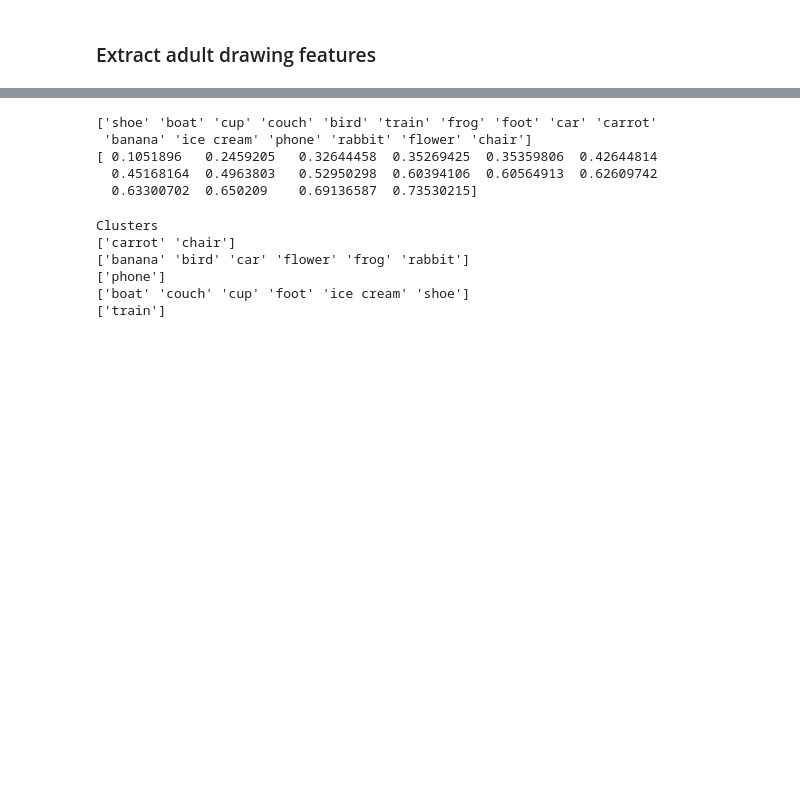
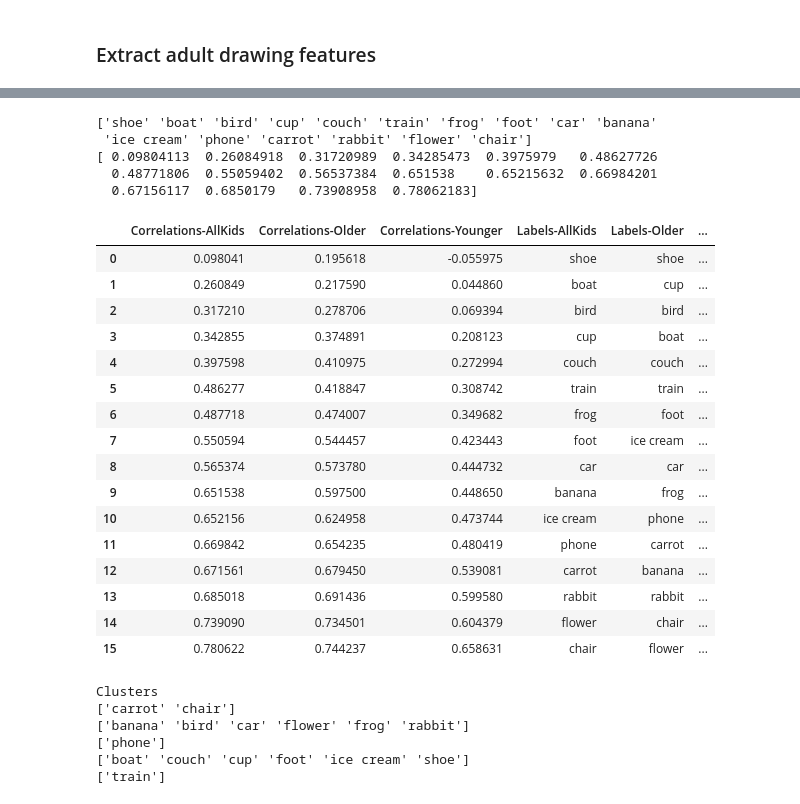
Before and after one commit to brialorelle/kiddraw, a Jupyter notebook: analysis/museumdraw/python/analyze_features_museumdraw_e1.ipynb, the cells around one changed output, grey strips where cells are left out. Cells and saved outputs as stored; diff of their text form; code cells hidden in the pictures; blank space fills up the shorter version.

Commit message:
some reorganization of analyses, classification by older/younger kids, rdms have 1-r

```diff
--- a/analysis/museumdraw/python/analyze_features_museumdraw_e1.ipynb
+++ b/analysis/museumdraw/python/analyze_features_museumdraw_e1.ipynb
@@ -260,9 +359,10 @@ def corr_cohort_classes(cohort1,cohort2,uniqueLabels):
             cohort2Vec = cohort2[uniqueLabels == v,:]
             cohort1Vec=np.reshape(cohort1Vec,np.shape(cohort1Vec)[1],np.shape(cohort1Vec)[0]) # resahpe for corr
             cohort2Vec=np.reshape(cohort2Vec,np.shape(cohort2Vec)[1],np.shape(cohort2Vec)[0])# resahpe for corr
-            classCor[vi]=stats.spearmanr(cohort1Vec,cohort2Vec)[0]
+            classCor[vi]=stats.pearsonr(cohort1Vec,cohort2Vec)[0]
         return classCor
 
+uniqueLabels=np.unique(KM.label.values)
 means_adult = get_class_means(AF, AM.label.values)
 means_kid = get_class_means(KF, KM.label.values)
 classCor=corr_cohort_classes(means_adult,means_kid,np.unique(KM.label.values))
@@ -270,8 +370,8 @@ sortInd=np.argsort(classCor)
 print uniqueLabels[sortInd]
 print classCor[sortInd]
 # %% [output]
-['shoe' 'boat' 'cup' 'couch' 'bird' 'train' 'frog' 'foot' 'car' 'carrot'
- 'banana' 'ice cream' 'phone' 'rabbit' 'flower' 'chair']
-[ 0.1051896   0.2459205   0.32644458  0.35269425  0.35359806  0.42644814
-  0.45168164  0.4963803   0.52950298  0.60394106  0.60564913  0.62609742
-  0.63300702  0.650209    0.69136587  0.73530215]
+['shoe' 'boat' 'bird' 'cup' 'couch' 'train' 'frog' 'foot' 'car' 'banana'
+ 'ice cream' 'phone' 'carrot' 'rabbit' 'flower' 'chair']
+[ 0.09804113  0.26084918  0.31720989  0.34285473  0.3975979   0.48627726
+  0.48771806  0.55059402  0.56537384  0.651538    0.65215632  0.66984201
+  0.67156117  0.6850179   0.73908958  0.78062183]
@@ -333,0 +397,20 @@ AM = AM.reset_index(drop=True)
+# %%
+df
+# %% [output]
+|  | Correlations-AllKids | Correlations-Older | Correlations-Younger | Labels-AllKids | Labels-Older | ... |
+| 0 | 0.098041 | 0.195618 | -0.055975 | shoe | shoe | ... |
+| 1 | 0.260849 | 0.217590 | 0.044860 | boat | cup | ... |
+| 2 | 0.317210 | 0.278706 | 0.069394 | bird | bird | ... |
+| 3 | 0.342855 | 0.374891 | 0.208123 | cup | boat | ... |
+| 4 | 0.397598 | 0.410975 | 0.272994 | couch | couch | ... |
+| 5 | 0.486277 | 0.418847 | 0.308742 | train | train | ... |
+| 6 | 0.487718 | 0.474007 | 0.349682 | frog | foot | ... |
+| 7 | 0.550594 | 0.544457 | 0.423443 | foot | ice cream | ... |
+| 8 | 0.565374 | 0.573780 | 0.444732 | car | car | ... |
+| 9 | 0.651538 | 0.597500 | 0.448650 | banana | frog | ... |
+| 10 | 0.652156 | 0.624958 | 0.473744 | ice cream | phone | ... |
+| 11 | 0.669842 | 0.654235 | 0.480419 | phone | carrot | ... |
+| 12 | 0.671561 | 0.679450 | 0.539081 | carrot | banana | ... |
+| 13 | 0.685018 | 0.691436 | 0.599580 | rabbit | rabbit | ... |
+| 14 | 0.739090 | 0.734501 | 0.604379 | flower | chair | ... |
+| 15 | 0.780622 | 0.744237 | 0.658631 | chair | flower | ... |
```
Also changed, not shown: parts of 25 cells of this notebook.
